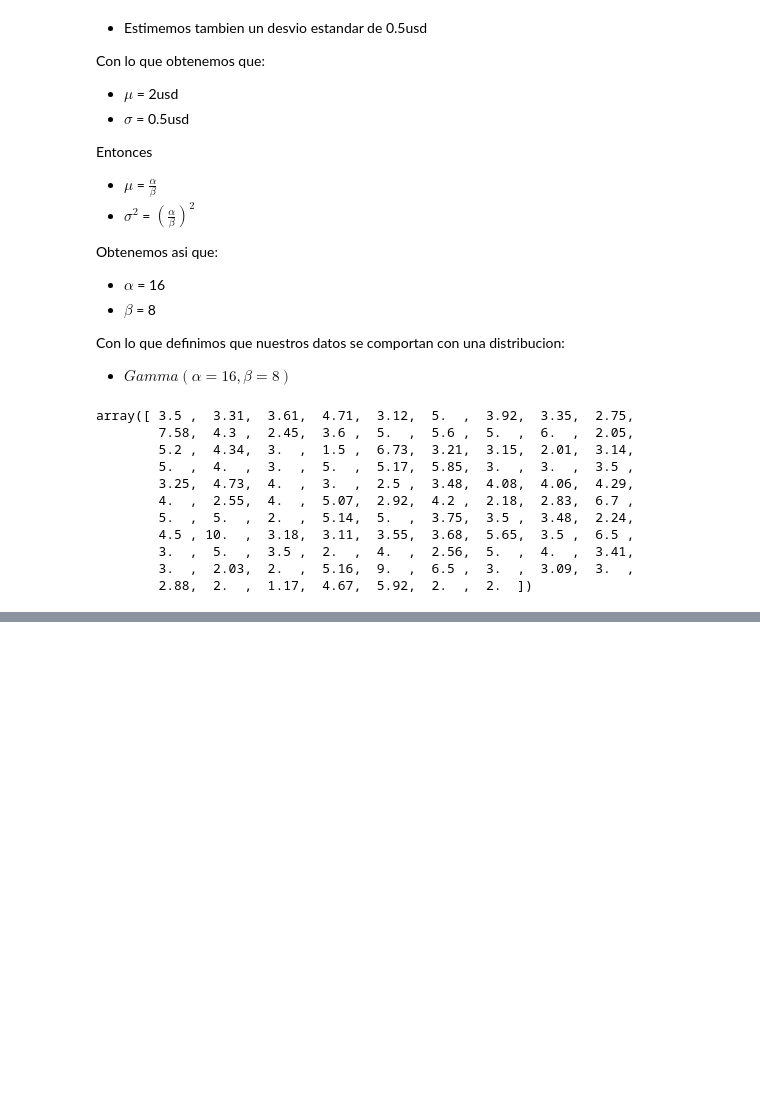
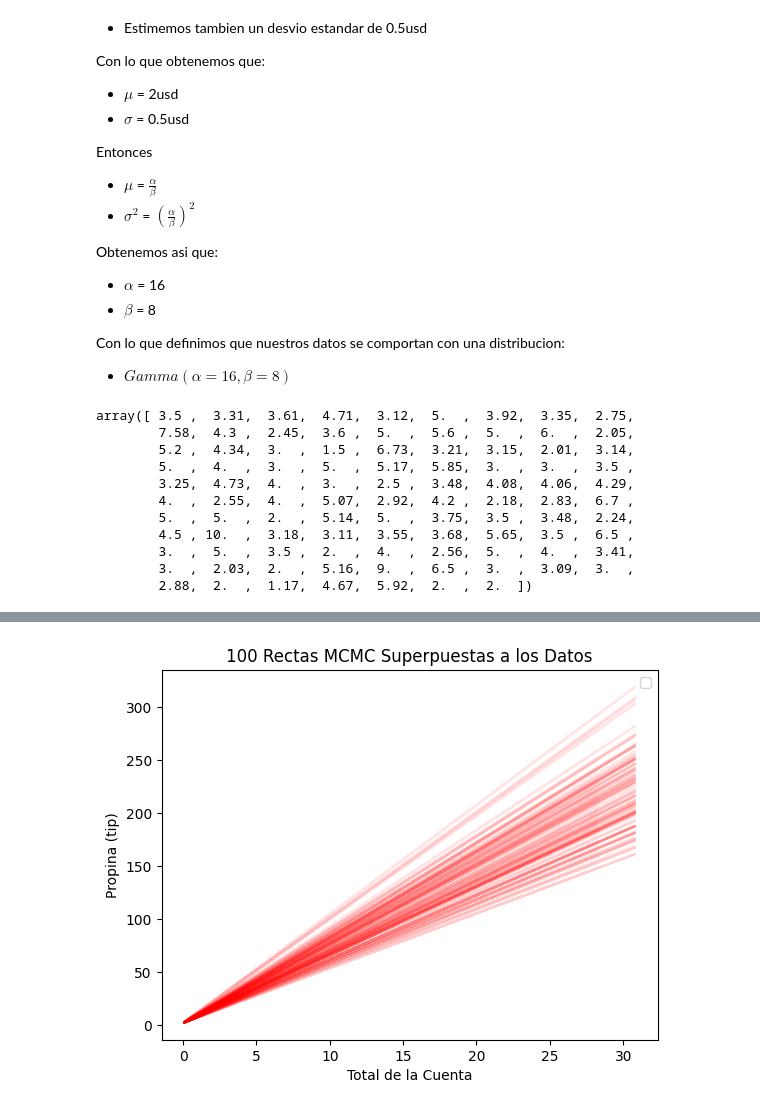
Before and after one commit to matias258/Estimacion_Bayesiana, a Jupyter notebook: Entregas/2/entrega2.ipynb, the cells around one changed output, grey strips where cells are left out. Cells and saved outputs as stored; diff of their text form; code cells hidden in the pictures; blank space fills up the shorter version.

```diff
--- a/Entregas/2/entrega2.ipynb
+++ b/Entregas/2/entrega2.ipynb
@@ -238,0 +343,22 @@ plt.show()
+# %%
+"""
+Recordemos que ya calculamos el MCMC de esta distribucion anteriormente.
+
+alpha_2 = 20
+beta_2 = 10
+
+cadenas_alpha_2 = []
+cadenas_beta_2 = []
+
+cadenas_alpha_2, cadenas_beta_2 = mcmc(tips_hipotesis, alpha_2, beta_2, iteraciones)
+"""
+
+burn = 1000
+
+# Eliminamos los 400 primeros
+alpha_post = cadenas_alpha_2[burn:]
+beta_post= cadenas_beta_2[burn:]
+
+random_samples = np.random.choice(len(alpha_post), size=100, replace=False)
+muestras_alpha = alpha_post[np.random.choice(len(alpha_post), size=100, replace=False)]
+muestras_beta = beta_post[np.random.choice(len(beta_post), size=100, replace=False)]
@@ -238,0 +395,19 @@ plt.show()
+# %%
+# Generar las 100 rectas a partir de las muestras del posterior
+
+total_bill_observado = datos_filtrados["total_bill"].values
+for i in range(100):
+    alpha = muestras_alpha[i]
+    beta = muestras_beta[i]
+    # Ecuación de la recta: tip = alpha * total_bill + beta
+    tip_predicho = alpha * total_bill_observado + beta
+    plt.plot(total_bill_observado, tip_predicho, color="red", alpha=0.1)  # Graficar cada recta con baja opacidad
+
+
+plt.title("100 Rectas MCMC Superpuestas a los Datos")
+plt.xlabel("Total de la Cuenta")
+plt.ylabel("Propina (tip)")
+plt.legend()
+plt.show()
+# %% [output]
+[figure, added]
```
Also changed, not shown: parts of 28 cells of this notebook.
